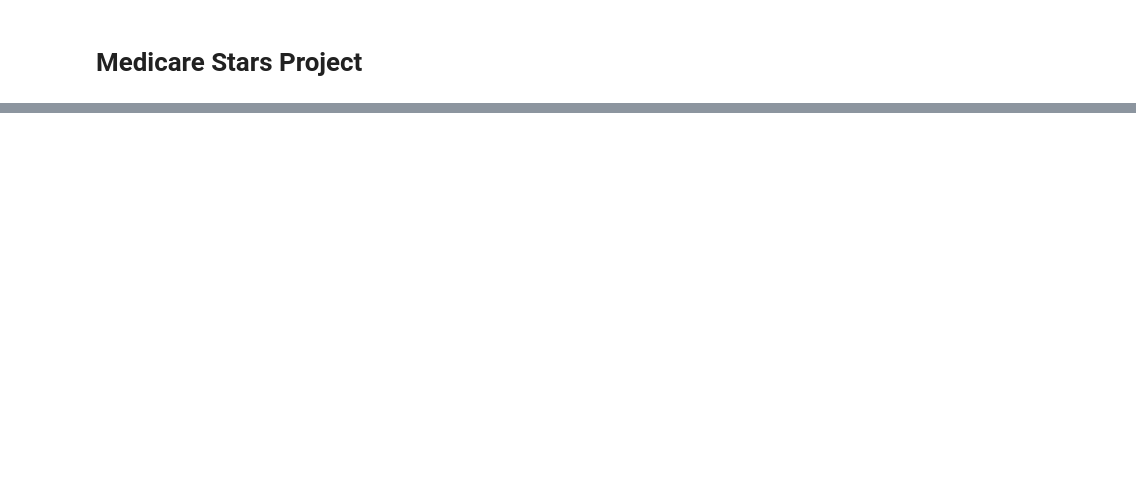
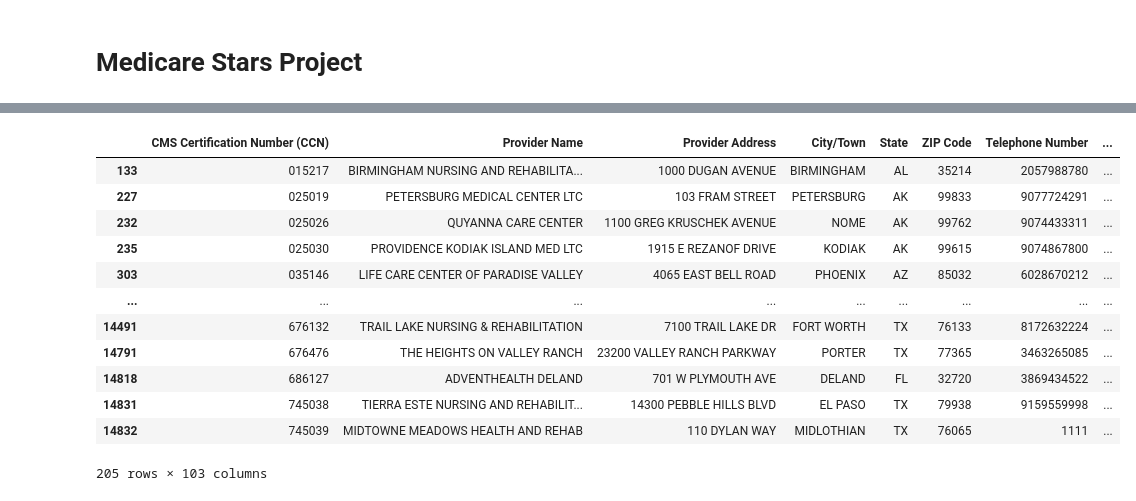
Before and after one commit to heiditam/medicare_stars, a Jupyter notebook: medicare.ipynb, the cells around one changed output, grey strips where cells are left out. Saved outputs shown, nothing was run; the diff lists cells and outputs as text; code cells hidden in the pictures; blank space fills up the shorter version.

```diff
--- a/medicare.ipynb
+++ b/medicare.ipynb
@@ -2,0 +25,16 @@
+# %%
+provider_info[provider_info['Staffing Rating'].isna()]
+# %% [output]
+|  | CMS Certification Number (CCN) | Provider Name | Provider Address | City/Town | State | ZIP Code | Telephone Number | ... |
+| 133 | 015217 | BIRMINGHAM NURSING AND REHABILITA... | 1000 DUGAN AVENUE | BIRMINGHAM | AL | 35214 | 2057988780 | ... |
+| 227 | 025019 | PETERSBURG MEDICAL CENTER LTC | 103 FRAM STREET | PETERSBURG | AK | 99833 | 9077724291 | ... |
+| 232 | 025026 | QUYANNA CARE CENTER | 1100 GREG KRUSCHEK AVENUE | NOME | AK | 99762 | 9074433311 | ... |
+| 235 | 025030 | PROVIDENCE KODIAK ISLAND MED LTC | 1915 E REZANOF DRIVE | KODIAK | AK | 99615 | 9074867800 | ... |
+| 303 | 035146 | LIFE CARE CENTER OF PARADISE VALLEY | 4065 EAST BELL ROAD | PHOENIX | AZ | 85032 | 6028670212 | ... |
+| ... | ... | ... | ... | ... | ... | ... | ... | ... |
+| 14491 | 676132 | TRAIL LAKE NURSING & REHABILITATION | 7100 TRAIL LAKE DR | FORT WORTH | TX | 76133 | 8172632224 | ... |
+| 14791 | 676476 | THE HEIGHTS ON VALLEY RANCH | 23200 VALLEY RANCH PARKWAY | PORTER | TX | 77365 | 3463265085 | ... |
+| 14818 | 686127 | ADVENTHEALTH DELAND | 701 W PLYMOUTH AVE | DELAND | FL | 32720 | 3869434522 | ... |
+| 14831 | 745038 | TIERRA ESTE NURSING AND REHABILIT... | 14300 PEBBLE HILLS BLVD | EL PASO | TX | 79938 | 9159559998 | ... |
+| 14832 | 745039 | MIDTOWNE MEADOWS HEALTH AND REHAB | 110 DYLAN WAY | MIDLOTHIAN | TX | 76065 | 1111 | ... |
+205 rows × 103 columns
```
Also changed, not shown: parts of 18 cells of this notebook.
